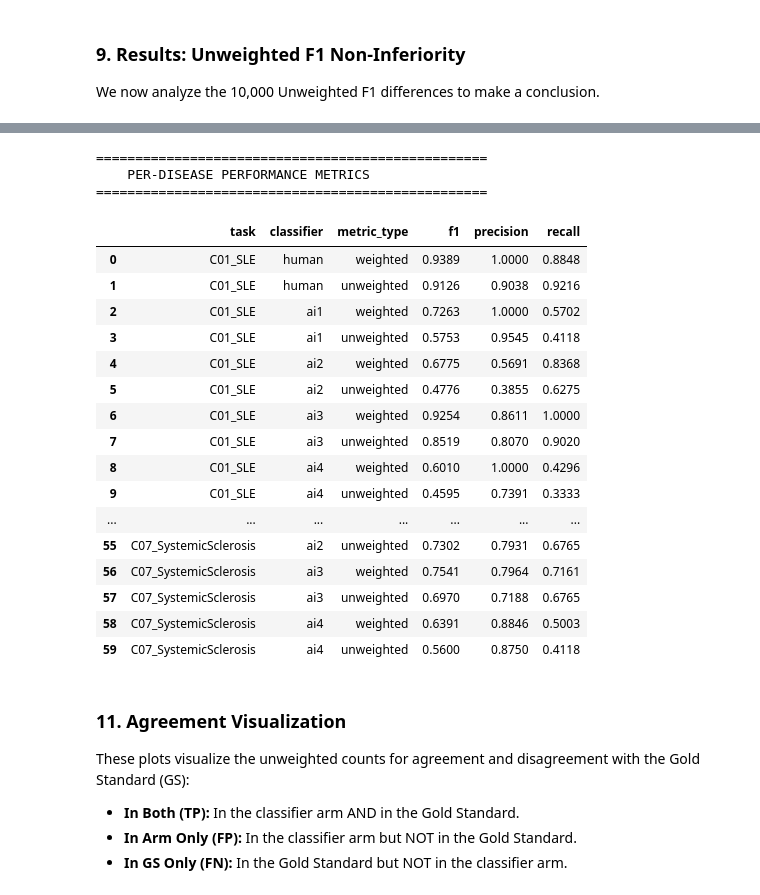
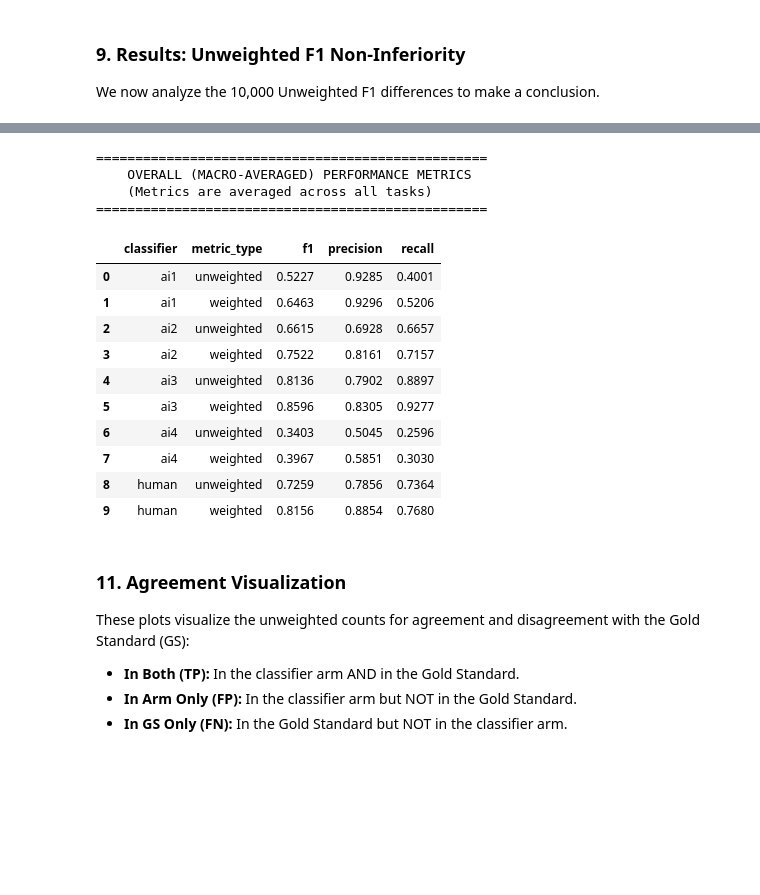
Before and after one commit to ohdsi-studies/MindMeetsMachines, a Jupyter notebook: Materials/Scripts/Phase2_bs.ipynb, the cells around one changed output, grey strips where cells are left out. Saved outputs shown, nothing was run; the diff lists cells and outputs as text; code cells hidden in the pictures; blank space fills up the shorter version.

Commit message:
Using macro-averaging instead (computing precision, recall, f-score per disease, then average)

```diff
--- a/Materials/Scripts/Phase2_bs.ipynb
+++ b/Materials/Scripts/Phase2_bs.ipynb
@@ -599,31 +626,8 @@ def calculate_metrics(df, clf, weighted=True):
 
     return {'precision': precision, 'recall': recall, 'f1': f1}
 
-# --- 1. Calculate Overall Metrics ---
-results_overall = []
-for clf in classifier_columns:
-    w_metrics = calculate_metrics(df_items, clf, weighted=True)
-    u_metrics = calculate_metrics(df_items, clf, weighted=False)
-
-    w_metrics['classifier'] = clf
-    w_metrics['metric_type'] = 'weighted'
-    results_overall.append(w_metrics)
-
-    u_metrics['classifier'] = clf
-    u_metrics['metric_type'] = 'unweighted'
-    results_overall.append(u_metrics)
-
-df_results_overall = pd.DataFrame(results_overall)[
-    ['classifier', 'metric_type', 'f1', 'precision', 'recall']
-]
-
-print("="*50)
-print("    OVERALL PERFORMANCE METRICS (All Tasks)")
-print("="*50)
-display(df_results_overall.round(4))
-
-
-# --- 2. Calculate Per-Disease Metrics ---
+# --- 1. Calculate Per-Disease Metrics ---
+# (This must be calculated first, as the overall metrics depend on it)
 results_per_disease = []
 for task_name, group_df in df_items.groupby('task_id'):
     for clf in classifier_columns:
@@ -644,10 +648,30 @@ df_results_per_disease = pd.DataFrame(results_per_disease)[
     ['task', 'classifier', 'metric_type', 'f1', 'precision', 'recall']
 ]
 
-print("\n" + "="*50)
+print("="*50)
 print("    PER-DISEASE PERFORMANCE METRICS")
 print("="*50)
 with pd.option_context('display.max_rows', None, 'display.max_columns', None):
     display(df_results_per_disease.round(4))
+
+
+# --- 2. Calculate Overall (Macro-Averaged) Metrics ---
+# We compute this by averaging the per-disease scores calculated above.
+
+# Group by classifier and metric_type, then average the metrics
+df_results_overall = df_results_per_disease.groupby(
+    ['classifier', 'metric_type']
+)[['f1', 'precision', 'recall']].mean().reset_index()
+
+# Re-order columns to match the original format
+df_results_overall = df_results_overall[
+    ['classifier', 'metric_type', 'f1', 'precision', 'recall']
+]
+
+print("\n" + "="*50)
+print("    OVERALL (MACRO-AVERAGED) PERFORMANCE METRICS")
+print("    (Metrics are averaged across all tasks)")
+print("="*50)
+display(df_results_overall.round(4))
 # %% [output]
 ==================================================
@@ -667,23 +697,18 @@ with pd.option_context('display.max_rows', None, 'display.max_columns', None):
 ==================================================
-    PER-DISEASE PERFORMANCE METRICS
+    OVERALL (MACRO-AVERAGED) PERFORMANCE METRICS
+    (Metrics are averaged across all tasks)
 ==================================================
-|  | task | classifier | metric_type | f1 | precision | recall |
-| 0 | C01_SLE | human | weighted | 0.9389 | 1.0000 | 0.8848 |
-| 1 | C01_SLE | human | unweighted | 0.9126 | 0.9038 | 0.9216 |
-| 2 | C01_SLE | ai1 | weighted | 0.7263 | 1.0000 | 0.5702 |
-| 3 | C01_SLE | ai1 | unweighted | 0.5753 | 0.9545 | 0.4118 |
-| 4 | C01_SLE | ai2 | weighted | 0.6775 | 0.5691 | 0.8368 |
-| 5 | C01_SLE | ai2 | unweighted | 0.4776 | 0.3855 | 0.6275 |
-| 6 | C01_SLE | ai3 | weighted | 0.9254 | 0.8611 | 1.0000 |
-| 7 | C01_SLE | ai3 | unweighted | 0.8519 | 0.8070 | 0.9020 |
-| 8 | C01_SLE | ai4 | weighted | 0.6010 | 1.0000 | 0.4296 |
-| 9 | C01_SLE | ai4 | unweighted | 0.4595 | 0.7391 | 0.3333 |
-| ... | ... | ... | ... | ... | ... | ... |
-| 55 | C07_SystemicSclerosis | ai2 | unweighted | 0.7302 | 0.7931 | 0.6765 |
-| 56 | C07_SystemicSclerosis | ai3 | weighted | 0.7541 | 0.7964 | 0.7161 |
-| 57 | C07_SystemicSclerosis | ai3 | unweighted | 0.6970 | 0.7188 | 0.6765 |
-| 58 | C07_SystemicSclerosis | ai4 | weighted | 0.6391 | 0.8846 | 0.5003 |
-| 59 | C07_SystemicSclerosis | ai4 | unweighted | 0.5600 | 0.8750 | 0.4118 |
+|  | classifier | metric_type | f1 | precision | recall |
+| 0 | ai1 | unweighted | 0.5227 | 0.9285 | 0.4001 |
+| 1 | ai1 | weighted | 0.6463 | 0.9296 | 0.5206 |
+| 2 | ai2 | unweighted | 0.6615 | 0.6928 | 0.6657 |
+| 3 | ai2 | weighted | 0.7522 | 0.8161 | 0.7157 |
+| 4 | ai3 | unweighted | 0.8136 | 0.7902 | 0.8897 |
+| 5 | ai3 | weighted | 0.8596 | 0.8305 | 0.9277 |
+| 6 | ai4 | unweighted | 0.3403 | 0.5045 | 0.2596 |
+| 7 | ai4 | weighted | 0.3967 | 0.5851 | 0.3030 |
+| 8 | human | unweighted | 0.7259 | 0.7856 | 0.7364 |
+| 9 | human | weighted | 0.8156 | 0.8854 | 0.7680 |
 # %% [markdown]
 ### 11. Agreement Visualization
 
```
Also changed, not shown: parts of 8 cells of this notebook.
